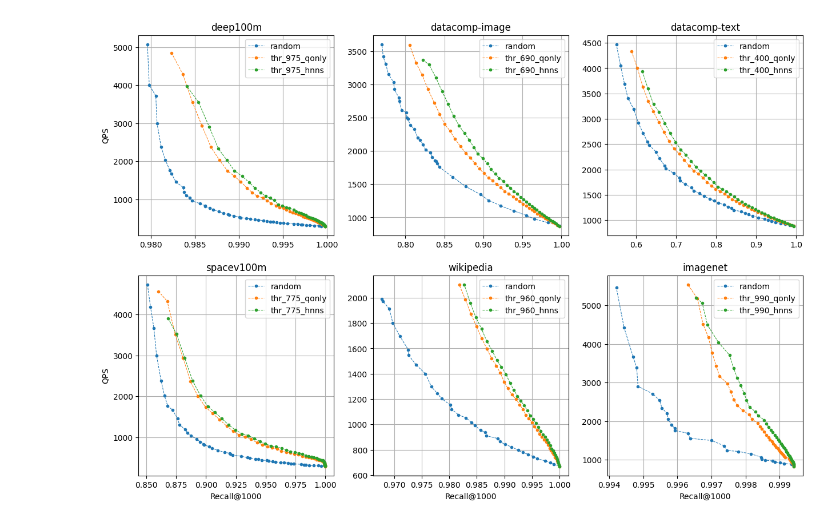
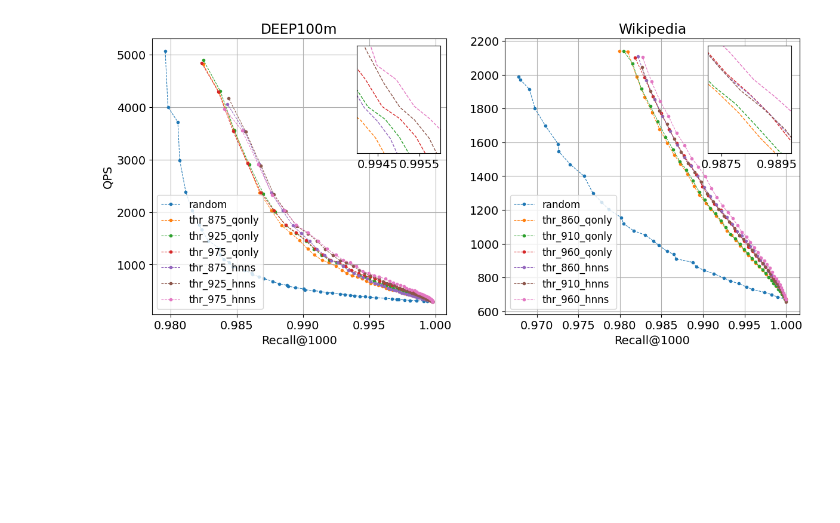
Before and after one commit to lcj2021/QDNNS, a Jupyter notebook: script/plot_qps_recall.ipynb, the cells around one changed output. Saved outputs shown, nothing was run; the diff lists cells and outputs as text; code cells hidden in the pictures; blank space fills up the shorter version.

```diff
--- a/script/plot_qps_recall.ipynb
+++ b/script/plot_qps_recall.ipynb
@@ -4,24 +413,28 @@ import numpy as np
 import json
 import matplotlib.pyplot as plt
 
-dataset = 'datacomp-image.base'     # thr=690
-dataset = 'datacomp-text.base'      # thr=400
-dataset = 'spacev100m.base'         # thr=775
-dataset = 'wikipedia.base'          # thr=960
-dataset = 'imagenet.base'           # thr=990
-dataset = 'deep100m.base'           # thr=975
+dataset = 'Datacomp-image.base'     # thr=690
+dataset = 'Datacomp-text.base'      # thr=400
+dataset = 'SPACEV100m.base'         # thr=775
+dataset = 'Wikipedia.base'          # thr=960
+dataset = 'ImageNet.base'           # thr=990
+dataset = 'DEEP100m.base'           # thr=975
 log_path = "/home/zhengweiguo/liuchengjun/HybridNNS/log/"
 config = json.loads(open('config.json').read())
-datasets = ["deep100m.base", "datacomp-image.base", "datacomp-text.base", "spacev100m.base",
-            "wikipedia.base", "imagenet.base"]
+datasets = ["DEEP100m.base", "Wikipedia.base"]
+
+thrs = {
+    "DEEP100m.base": [875, 925, 975],
+    "Wikipedia.base": [860, 910, 960],
+}
 
 
-plt.figure(figsize=(15, 10))
+plt.figure(figsize=(14, 6))
+plt.rcParams['font.size']=14
 
 for idx, dataset in enumerate(datasets):
-    plt.subplot(2, 3, idx + 1)
+    plt.subplot(1, 2, idx + 1)
     M, efs = config[dataset]["M"], config[dataset]["efs"]
-    thrs = config[dataset]["thresholds"]
     best_thr = [config[dataset]["best_thr"]]
     dim = config[dataset]["dim"]
     efc = 1000
@@ -60,31 +473,31 @@ for idx, dataset in enumerate(datasets):
             return frontier
 
         recall_time = pareto_frontier(recall_time)
-        # print(prefix)
-        # for recall, time in recall_time:
-        #     print(f'({recall:.2f} {time:.2f})', end=', ')
-        # print()
+        print(prefix)
+        for recall, time in recall_time:
+            print(f'({recall:.2f} {time:.2f})', end=', ')
+        print()
         plt.plot([x[0] for x in recall_time], [10000 / x[1] for x in recall_time], '.--', linewidth=0.75)
         return recall_time
 
     legends = []
 
     method = 'random'
-    prefix = f'{dataset}.M_{M}.efc_{efc}.efs_{efs}.ck_ts_{ck_ts}.ncheck_100.recall@{k}.nthread_{num_threads}.{method}.log'
+    prefix = f'{dataset.lower()}.M_{M}.efc_{efc}.efs_{efs}.ck_ts_{ck_ts}.ncheck_100.recall@{k}.nthread_{num_threads}.{method}.log'
     recall_time_random = get_recall_time(prefix)
     if recall_time_random != []:
         legends.append(f'{method}')
 
     method = 'qonly'
-    for thr in best_thr:
-        prefix = f'{dataset}.M_{M}.efc_{efc}.efs_{efs}.ck_ts_{ck_ts}.ncheck_100.recall@{k}.thr_{thr}.nthread_{num_threads}.{method}.log'
+    for thr in thrs[dataset]:
+        prefix = f'{dataset.lower()}.M_{M}.efc_{efc}.efs_{efs}.ck_ts_{ck_ts}.ncheck_100.recall@{k}.thr_{thr}.nthread_{num_threads}.{method}.log'
         recall_time_qonly = get_recall_time(prefix)
         if recall_time_qonly != []:
             legends.append(f'thr_{thr}_{method}')
 
     method = 'hnns'
-    for thr in best_thr:
-        prefix = f'{dataset}.M_{M}.efc_{efc}.efs_{efs}.ck_ts_{ck_ts}.ncheck_100.recall@{k}.thr_{thr}.nthread_{num_threads}.{method}.log'
+    for thr in thrs[dataset]:
+        prefix = f'{dataset.lower()}.M_{M}.efc_{efc}.efs_{efs}.ck_ts_{ck_ts}.ncheck_100.recall@{k}.thr_{thr}.nthread_{num_threads}.{method}.log'
         recall_time_hnns = get_recall_time(prefix)
         if recall_time_hnns != []:
             legends.append(f'thr_{thr}_{method}')
@@ -92,18 +505,53 @@ for idx, dataset in enumerate(datasets):
     print(legends)
 
 
-    plt.legend(legends)
+    plt.legend(legends, prop={'size': 12}, loc='lower left')
     plt.grid()
-    # min_recall = min([x[0] for x in recall_time_random + recall_time_qonly + recall_time_hnns])
-    # max_recall = max([x[0] for x in recall_time_random + recall_time_qonly + recall_time_hnns])
-    # margin = (max_recall - min_recall) * 0.01
-    # plt.xlim(min_recall - margin)
-    if idx // 3 == 1:
-        plt.xlabel(f'Recall@1000')
+    plt.xlabel(f'Recall@1000')
     plt.title(f'{dataset[:-5]}')    # num_threads={num_threads}
-    if idx % 3 == 0:
+    if idx == 0:
         plt.ylabel('QPS')
+    if dataset=='Wikipedia.base':
+        ax = plt.gca()
+        x_zoom_min = 0.987
+        x_zoom_max = 0.990
+        y_zoom_min = 1300
+        y_zoom_max = 1600
 
-plt.savefig(f'GPU_budget_qps_recall.pdf', dpi=500, bbox_inches='tight')
+        ax_zoom = plt.axes([0.79, 0.56, 0.1, 0.3])  # [left, bottom, width, height] 这里坐标和尺寸可根据需求微调
+
+        ax_zoom.set_xlim([x_zoom_min, x_zoom_max])
+        ax_zoom.set_ylim([y_zoom_min, y_zoom_max])
+        ax_zoom.set_yticks([])
+        ax_zoom.set_xticks([0.9875, 0.9895])
+        lines = ax.get_lines()
+        for line in lines:
+            xdata, ydata = line.get_xdata(), line.get_ydata()
+            x_zoom_data = xdata
+            y_zoom_data = ydata
+            ax_zoom.plot(x_zoom_data, y_zoom_data, '--', linewidth=1., color=line.get_color())
+    elif dataset=='DEEP100m.base':
+        ax = plt.gca()
+        x_zoom_min = 0.994
+        x_zoom_max = 0.996
+        y_zoom_min = 700
+        y_zoom_max = 900
+
+        ax_zoom = plt.axes([0.37, 0.56, 0.1, 0.3])  # [left, bottom, width, height] 这里坐标和尺寸可根据需求微调
+
+        ax_zoom.set_xlim([x_zoom_min, x_zoom_max])
+        ax_zoom.set_ylim([y_zoom_min, y_zoom_max])
+        ax_zoom.set_yticks([])
+        ax_zoom.set_xticks([0.9945, 0.9955])
+        lines = ax.get_lines()
+        for line in lines:
+            xdata, ydata = line.get_xdata(), line.get_ydata()
+            x_zoom_data = xdata
+            y_zoom_data = ydata
+            ax_zoom.plot(x_zoom_data, y_zoom_data, '--', linewidth=1., color=line.get_color())
+
+
+
+plt.savefig(f'threshold_qps_recall.pdf', dpi=500, bbox_inches='tight')
 plt.show()
 # %% [output]
@@ -116 +575 @@ plt.show()
-[figure, old version]
+[figure, new version]
```
Also changed, not shown: parts of 6 cells of this notebook, 10 other files.
